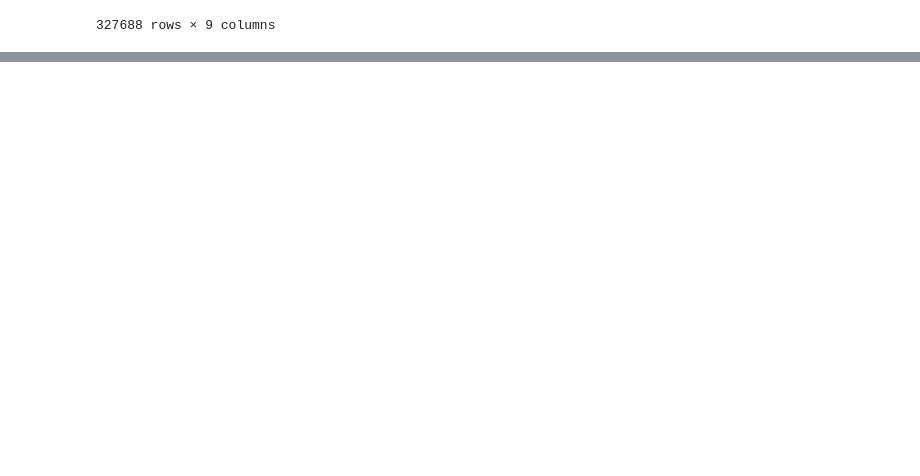
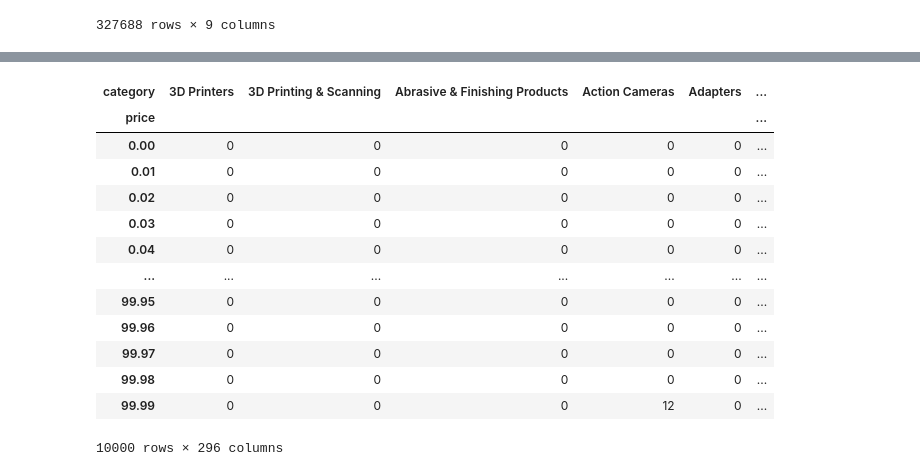
Before and after one commit to JCastillo1997/Stumbling-n-Learnin-n, a Jupyter notebook: Labs_eda/Lab_2/Lab_2.ipynb, the cells around one changed output, grey strips where cells are left out. Cells and saved outputs as stored; diff of their text form; code cells hidden in the pictures; blank space fills up the shorter version.

```diff
--- a/Labs_eda/Lab_2/Lab_2.ipynb
+++ b/Labs_eda/Lab_2/Lab_2.ipynb
@@ -190 +213,20 @@ df_3 is now the original data
+# %%
+cross_3=pd.crosstab(df_3['category'],df_3['price'])
+# %%
+cross_3.T
+# %% [output]
+| category | 3D Printers | 3D Printing & Scanning | Abrasive & Finishing Products | Action Cameras | Adapters | ... |
+| price |  |  |  |  |  | ... |
+| 0.00 | 0 | 0 | 0 | 0 | 0 | ... |
+| 0.01 | 0 | 0 | 0 | 0 | 0 | ... |
+| 0.02 | 0 | 0 | 0 | 0 | 0 | ... |
+| 0.03 | 0 | 0 | 0 | 0 | 0 | ... |
+| 0.04 | 0 | 0 | 0 | 0 | 0 | ... |
+| ... | ... | ... | ... | ... | ... | ... |
+| 99.95 | 0 | 0 | 0 | 0 | 0 | ... |
+| 99.96 | 0 | 0 | 0 | 0 | 0 | ... |
+| 99.97 | 0 | 0 | 0 | 0 | 0 | ... |
+| 99.98 | 0 | 0 | 0 | 0 | 0 | ... |
+| 99.99 | 0 | 0 | 0 | 12 | 0 | ... |
+10000 rows × 296 columns
 # %%
```
Also changed, not shown: parts of 16 cells of this notebook.
